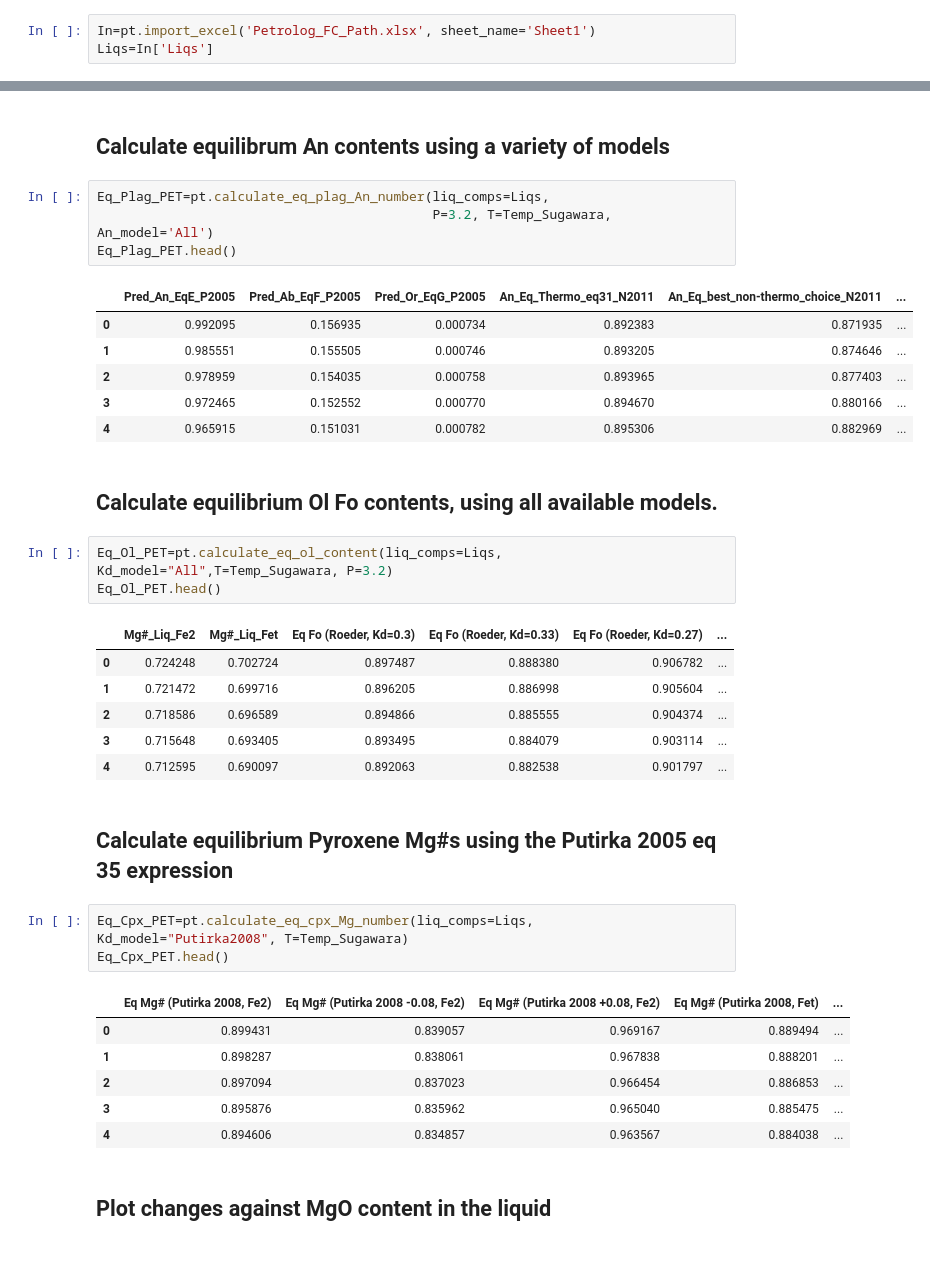
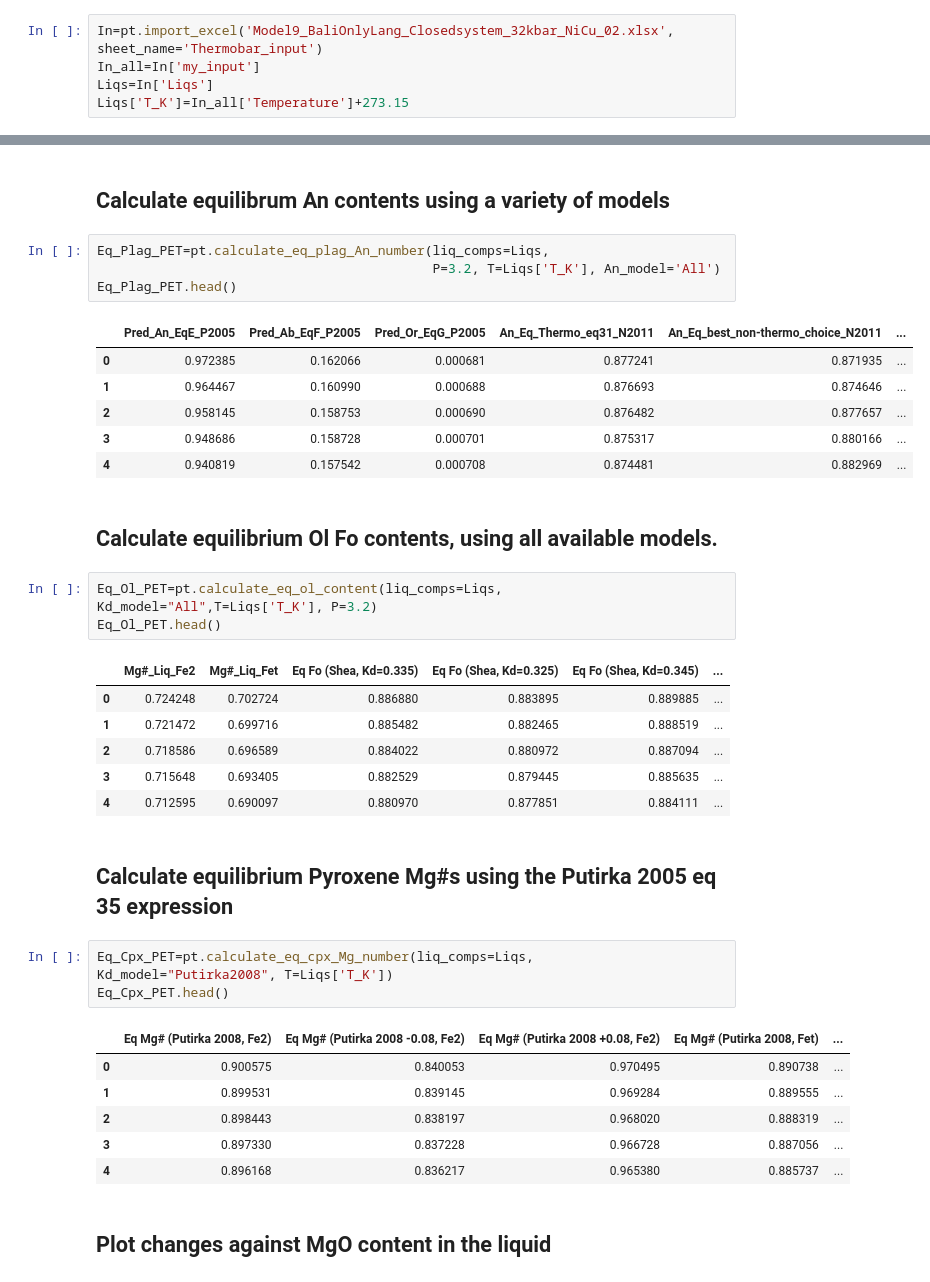
Before and after one commit to PennyWieser/Thermobar, a Jupyter notebook: docs/Examples/Mineral_Eq_Contents_from_LLD/Calculating_Eq_Min_Contents.ipynb, the cells around one changed output, grey strips where cells are left out. Cells and saved outputs as stored; diff of their text form.

```diff
--- a/docs/Examples/Mineral_Eq_Contents_from_LLD/Calculating_Eq_Min_Contents.ipynb
+++ b/docs/Examples/Mineral_Eq_Contents_from_LLD/Calculating_Eq_Min_Contents.ipynb
@@ -39,8 +44,10 @@ plt.rcParams["axes.labelsize"] = 14 # Axes labels
 # %% [markdown]
 ### Import your liquid compositions extracted from Petrolog into the thermobar format
 # %%
-In=pt.import_excel('Petrolog_FC_Path.xlsx', sheet_name='Sheet1')
+In=pt.import_excel('Model9_BaliOnlyLang_Closedsystem_32kbar_NiCu_02.xlsx', sheet_name='Thermobar_input')
+In_all=In['my_input']
 Liqs=In['Liqs']
+Liqs['T_K']=In_all['Temperature']+273.15
 # %% [markdown]
 ### Check they have read in correctly
 # %%
@@ -61,39 +68,39 @@ Temp_Sugawara=pt.calculate_liq_only_temp(liq_comps=Liqs, equationT="T_Sug2000_eq
 ## Calculate equilibrum An contents using a variety of models
 # %%
 Eq_Plag_PET=pt.calculate_eq_plag_An_number(liq_comps=Liqs,
-                                           P=3.2, T=Temp_Sugawara, An_model='All')
+                                           P=3.2, T=Liqs['T_K'], An_model='All')
 Eq_Plag_PET.head()
 # %% [output]
 |  | Pred_An_EqE_P2005 | Pred_Ab_EqF_P2005 | Pred_Or_EqG_P2005 | An_Eq_Thermo_eq31_N2011 | An_Eq_best_non-thermo_choice_N2011 | ... |
-| 0 | 0.992095 | 0.156935 | 0.000734 | 0.892383 | 0.871935 | ... |
-| 1 | 0.985551 | 0.155505 | 0.000746 | 0.893205 | 0.874646 | ... |
-| 2 | 0.978959 | 0.154035 | 0.000758 | 0.893965 | 0.877403 | ... |
-| 3 | 0.972465 | 0.152552 | 0.000770 | 0.894670 | 0.880166 | ... |
-| 4 | 0.965915 | 0.151031 | 0.000782 | 0.895306 | 0.882969 | ... |
+| 0 | 0.972385 | 0.162066 | 0.000681 | 0.877241 | 0.871935 | ... |
+| 1 | 0.964467 | 0.160990 | 0.000688 | 0.876693 | 0.874646 | ... |
+| 2 | 0.958145 | 0.158753 | 0.000690 | 0.876482 | 0.877657 | ... |
+| 3 | 0.948686 | 0.158728 | 0.000701 | 0.875317 | 0.880166 | ... |
+| 4 | 0.940819 | 0.157542 | 0.000708 | 0.874481 | 0.882969 | ... |
 # %% [markdown]
 ## Calculate equilibrium Ol Fo contents, using all available models.
 # %%
-Eq_Ol_PET=pt.calculate_eq_ol_content(liq_comps=Liqs, Kd_model="All",T=Temp_Sugawara, P=3.2)
+Eq_Ol_PET=pt.calculate_eq_ol_content(liq_comps=Liqs, Kd_model="All",T=Liqs['T_K'], P=3.2)
 Eq_Ol_PET.head()
 # %% [output]
-|  | Mg#_Liq_Fe2 | Mg#_Liq_Fet | Eq Fo (Roeder, Kd=0.3) | Eq Fo (Roeder, Kd=0.33) | Eq Fo (Roeder, Kd=0.27) | ... |
-| 0 | 0.724248 | 0.702724 | 0.897487 | 0.888380 | 0.906782 | ... |
-| 1 | 0.721472 | 0.699716 | 0.896205 | 0.886998 | 0.905604 | ... |
-| 2 | 0.718586 | 0.696589 | 0.894866 | 0.885555 | 0.904374 | ... |
-| 3 | 0.715648 | 0.693405 | 0.893495 | 0.884079 | 0.903114 | ... |
-| 4 | 0.712595 | 0.690097 | 0.892063 | 0.882538 | 0.901797 | ... |
+|  | Mg#_Liq_Fe2 | Mg#_Liq_Fet | Eq Fo (Shea, Kd=0.335) | Eq Fo (Shea, Kd=0.325) | Eq Fo (Shea, Kd=0.345) | ... |
+| 0 | 0.724248 | 0.702724 | 0.886880 | 0.883895 | 0.889885 | ... |
+| 1 | 0.721472 | 0.699716 | 0.885482 | 0.882465 | 0.888519 | ... |
+| 2 | 0.718586 | 0.696589 | 0.884022 | 0.880972 | 0.887094 | ... |
+| 3 | 0.715648 | 0.693405 | 0.882529 | 0.879445 | 0.885635 | ... |
+| 4 | 0.712595 | 0.690097 | 0.880970 | 0.877851 | 0.884111 | ... |
 # %% [markdown]
 ## Calculate equilibrium Pyroxene Mg#s using the Putirka 2005 eq 35 expression
 # %%
-Eq_Cpx_PET=pt.calculate_eq_cpx_Mg_number(liq_comps=Liqs,  Kd_model="Putirka2008", T=Temp_Sugawara)
+Eq_Cpx_PET=pt.calculate_eq_cpx_Mg_number(liq_comps=Liqs,  Kd_model="Putirka2008", T=Liqs['T_K'])
 Eq_Cpx_PET.head()
 # %% [output]
 |  | Eq Mg# (Putirka 2008, Fe2) | Eq Mg# (Putirka 2008 -0.08, Fe2) | Eq Mg# (Putirka 2008 +0.08, Fe2) | Eq Mg# (Putirka 2008, Fet) | ... |
-| 0 | 0.899431 | 0.839057 | 0.969167 | 0.889494 | ... |
-| 1 | 0.898287 | 0.838061 | 0.967838 | 0.888201 | ... |
-| 2 | 0.897094 | 0.837023 | 0.966454 | 0.886853 | ... |
-| 3 | 0.895876 | 0.835962 | 0.965040 | 0.885475 | ... |
-| 4 | 0.894606 | 0.834857 | 0.963567 | 0.884038 | ... |
+| 0 | 0.900575 | 0.840053 | 0.970495 | 0.890738 | ... |
+| 1 | 0.899531 | 0.839145 | 0.969284 | 0.889555 | ... |
+| 2 | 0.898443 | 0.838197 | 0.968020 | 0.888319 | ... |
+| 3 | 0.897330 | 0.837228 | 0.966728 | 0.887056 | ... |
+| 4 | 0.896168 | 0.836217 | 0.965380 | 0.885737 | ... |
 # %% [markdown]
 ## Plot changes against MgO content in the liquid
 # %%
```
Also changed, not shown: parts of 7 cells of this notebook, 11 other files.
